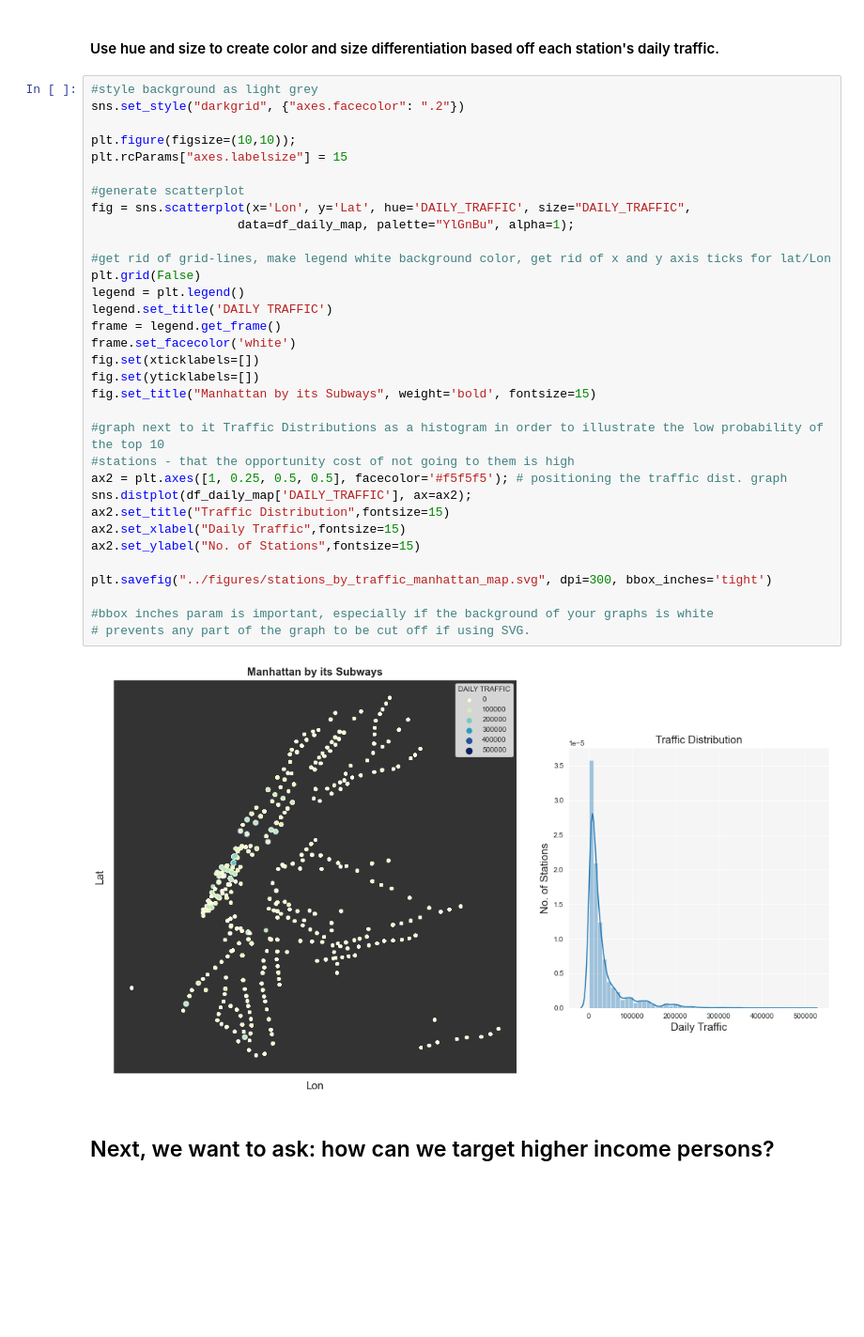
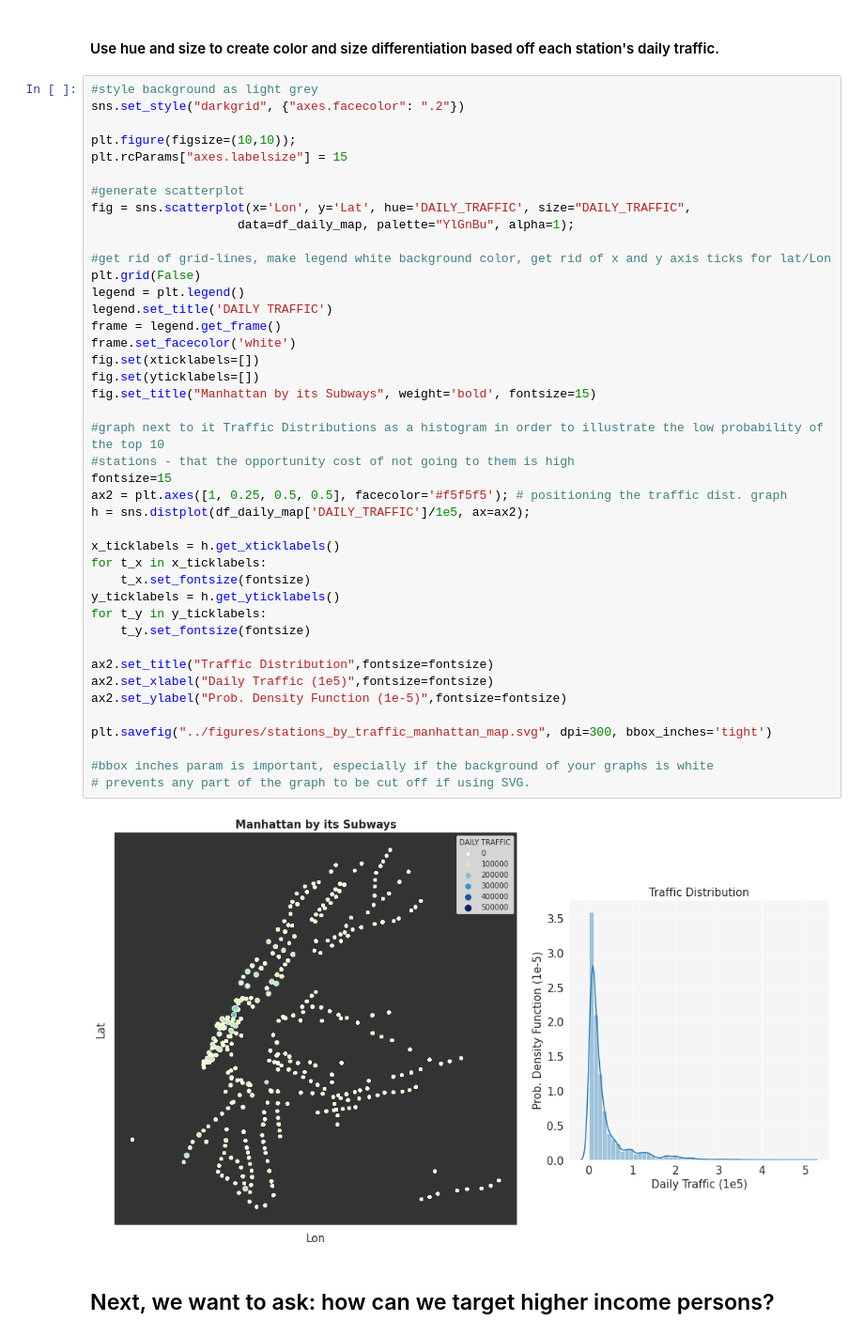
Before and after one commit to weizhao-BME/metis-project1, a Jupyter notebook: code/wtwy_figures_final.ipynb, the cells around one changed output. Shown at 94% size. Saved outputs shown, nothing was run; the diff lists cells and outputs as text; blank space fills up the shorter version.

```diff
--- a/code/wtwy_figures_final.ipynb
+++ b/code/wtwy_figures_final.ipynb
@@ -208,38 +208,47 @@ df_daily_map.head()
 # %%
 #style background as light grey
 sns.set_style("darkgrid", {"axes.facecolor": ".2"})
 
 plt.figure(figsize=(10,10));
 plt.rcParams["axes.labelsize"] = 15
 
 #generate scatterplot
 fig = sns.scatterplot(x='Lon', y='Lat', hue='DAILY_TRAFFIC', size="DAILY_TRAFFIC",
                     data=df_daily_map, palette="YlGnBu", alpha=1);
 
 #get rid of grid-lines, make legend white background color, get rid of x and y axis ticks for lat/Lon
 plt.grid(False)
 legend = plt.legend()
 legend.set_title('DAILY TRAFFIC')
 frame = legend.get_frame()
 frame.set_facecolor('white')
 fig.set(xticklabels=[])
 fig.set(yticklabels=[])
 fig.set_title("Manhattan by its Subways", weight='bold', fontsize=15)
 
 #graph next to it Traffic Distributions as a histogram in order to illustrate the low probability of the top 10
 #stations - that the opportunity cost of not going to them is high
+fontsize=15
 ax2 = plt.axes([1, 0.25, 0.5, 0.5], facecolor='#f5f5f5'); # positioning the traffic dist. graph
-sns.distplot(df_daily_map['DAILY_TRAFFIC'], ax=ax2);
-ax2.set_title("Traffic Distribution",fontsize=15)
-ax2.set_xlabel("Daily Traffic",fontsize=15)
-ax2.set_ylabel("No. of Stations",fontsize=15)
+h = sns.distplot(df_daily_map['DAILY_TRAFFIC']/1e5, ax=ax2);
+
+x_ticklabels = h.get_xticklabels()
+for t_x in x_ticklabels:
+    t_x.set_fontsize(fontsize)
+y_ticklabels = h.get_yticklabels()
+for t_y in y_ticklabels:
+    t_y.set_fontsize(fontsize)
+
+ax2.set_title("Traffic Distribution",fontsize=fontsize)
+ax2.set_xlabel("Daily Traffic (1e5)",fontsize=fontsize)
+ax2.set_ylabel("Prob. Density Function (1e-5)",fontsize=fontsize)
 
 plt.savefig("../figures/stations_by_traffic_manhattan_map.svg", dpi=300, bbox_inches='tight')
 
 #bbox inches param is important, especially if the background of your graphs is white
 # prevents any part of the graph to be cut off if using SVG.
 # %% [output]
-[figure, old version]
+[figure, new version]
 # %% [markdown]
 ## Next, we want to ask: how can we target higher income persons?
 # %% [markdown]
```
Also changed, not shown: parts of 2 cells of this notebook, 7 other files.
